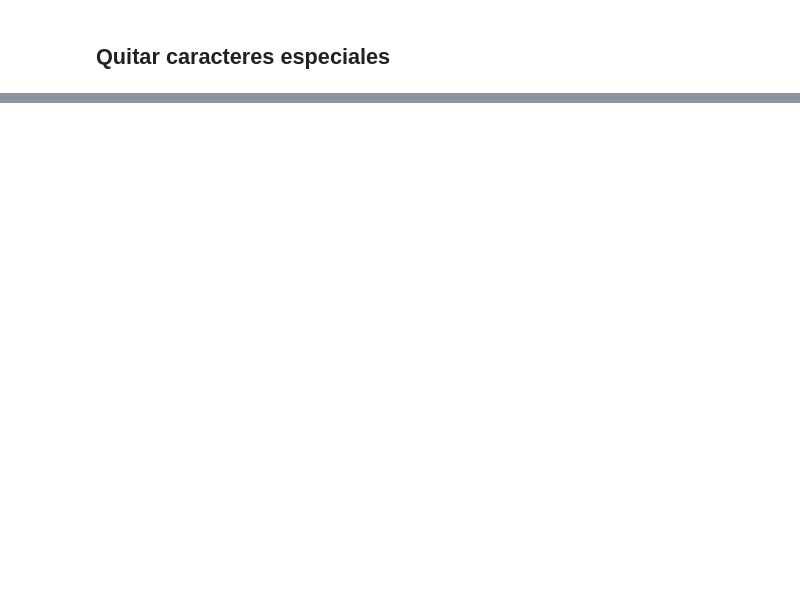
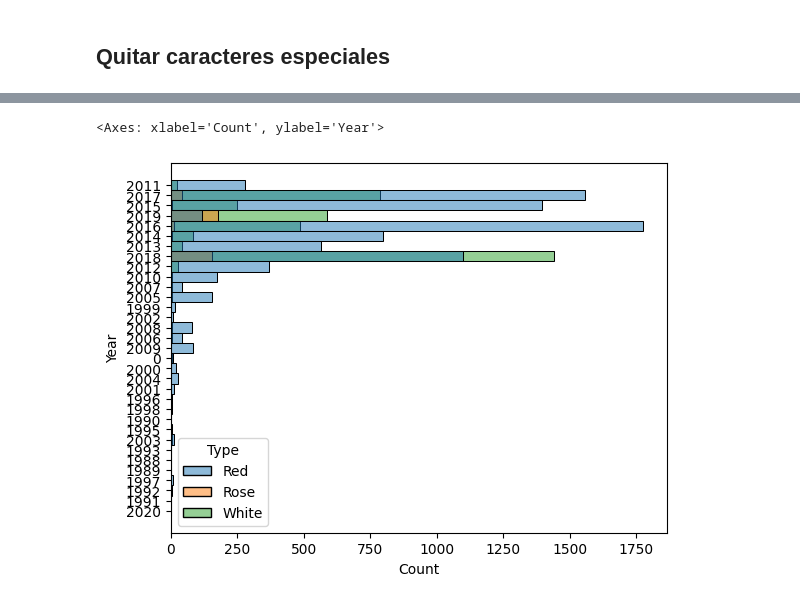
Before and after one commit to am23006810/CienciaDeDatosEnPython-ProyectoFinal, a Jupyter notebook: tmp/proyecto_final_exploracion.ipynb, the cells around one changed output, grey strips where cells are left out. Cells and saved outputs as stored; diff of their text form; code cells hidden in the pictures; blank space fills up the shorter version.

```diff
--- a/tmp/proyecto_final_exploracion.ipynb
+++ b/tmp/proyecto_final_exploracion.ipynb
@@ -110,0 +174,5 @@ complete_df.head()
+# %%
+sns.histplot(y=complete_df['Year'].astype(str), hue=complete_df['Type'])
+# %% [output]
+<Axes: xlabel='Count', ylabel='Year'>
+[figure, added]
```
Also changed, not shown: parts of 17 cells of this notebook.
